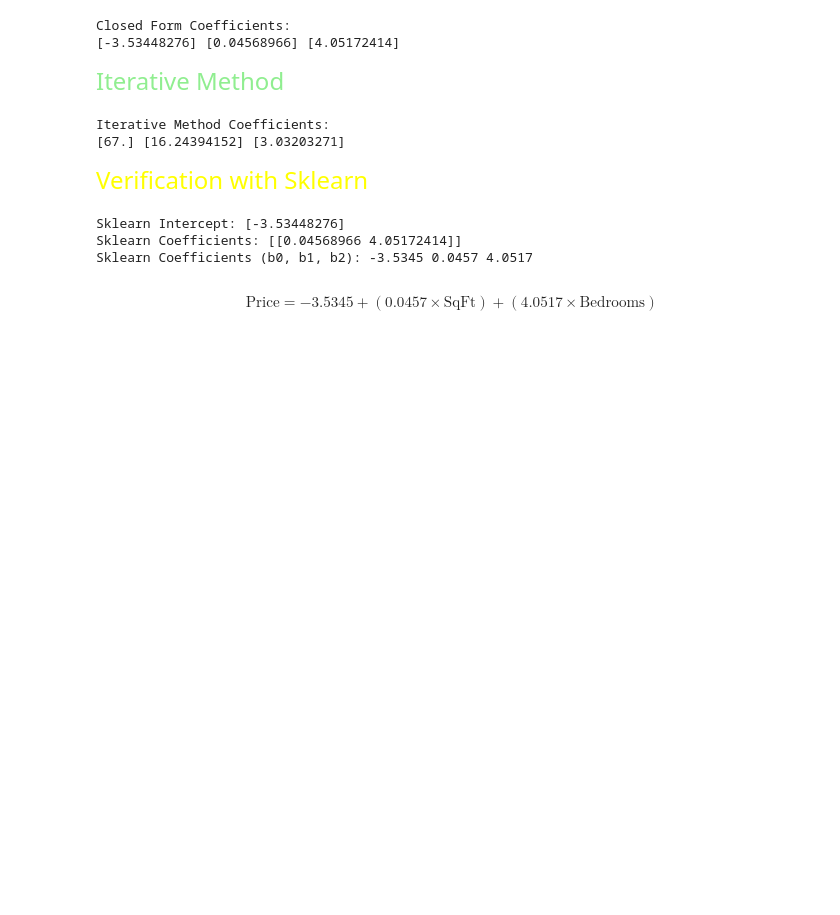
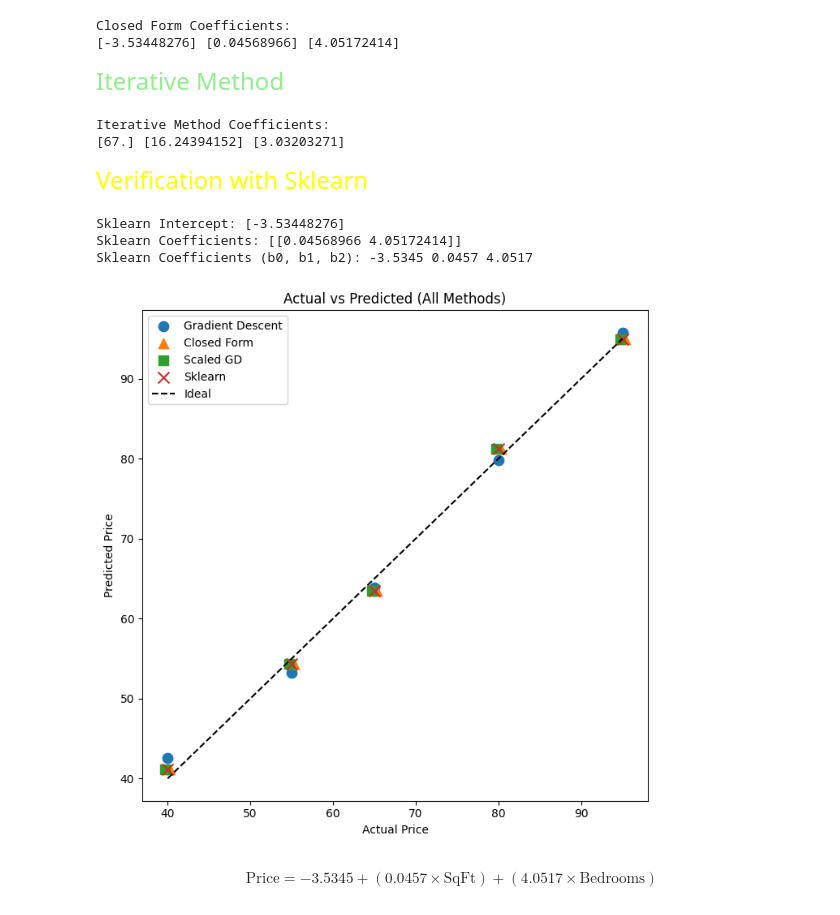
Before and after one commit to Sar-Hal/AD_Lab, a Jupyter notebook: Lab_4_07012026/MLR.ipynb, the cells around one changed output. Saved outputs shown, nothing was run; the diff lists cells and outputs as text; code cells hidden in the pictures; blank space fills up the shorter version.

```diff
--- a/Lab_4_07012026/MLR.ipynb
+++ b/Lab_4_07012026/MLR.ipynb
@@ -94,6 +94,40 @@ print("Sklearn Coefficients (b0, b1, b2): {:.4f} {:.4f} {:.4f}".format(model.int
 Sklearn Intercept: [-3.53448276]
 Sklearn Coefficients: [[0.04568966 4.05172414]]
 Sklearn Coefficients (b0, b1, b2): -3.5345 0.0457 4.0517
+# %%
+import matplotlib.pyplot as plt
+
+# Predictions from each method
+y_pred_gd = X_b.dot(theta)                 # Gradient Descent
+y_pred_closed = X_b.dot(theta_closed)      # Normal Equation
+
+# For scaled GD, we must use scaled X
+y_pred_iter = X_scaled_b.dot(theta_iter)   # Scaled Gradient Descent
+
+# Sklearn predictions
+y_pred_sklearn = model.predict(X)
+
+# Plot
+plt.figure(figsize=(7, 7))
+
+plt.scatter(y, y_pred_gd, marker='o', s=80, label="Gradient Descent")
+plt.scatter(y + 0.3, y_pred_closed, marker='^', s=80, label="Closed Form")
+plt.scatter(y - 0.3, y_pred_iter, marker='s', s=80, label="Scaled GD")
+plt.scatter(y, y_pred_sklearn, marker='x', s=100, label="Sklearn")
+
+
+# Ideal line
+min_y, max_y = y.min(), y.max()
+plt.plot([min_y, max_y], [min_y, max_y], 'k--', label="Ideal")
+
+plt.xlabel("Actual Price")
+plt.ylabel("Predicted Price")
+plt.title("Actual vs Predicted (All Methods)")
+plt.legend()
+plt.tight_layout()
+plt.show()
+# %% [output]
+[figure, added]
 # %% [markdown]
 $$
 \text{Price} = -3.5345 + (0.0457 \times \text{SqFt}) + (4.0517 \times \text{Bedrooms})
```
Also changed, not shown: 4 other files.
